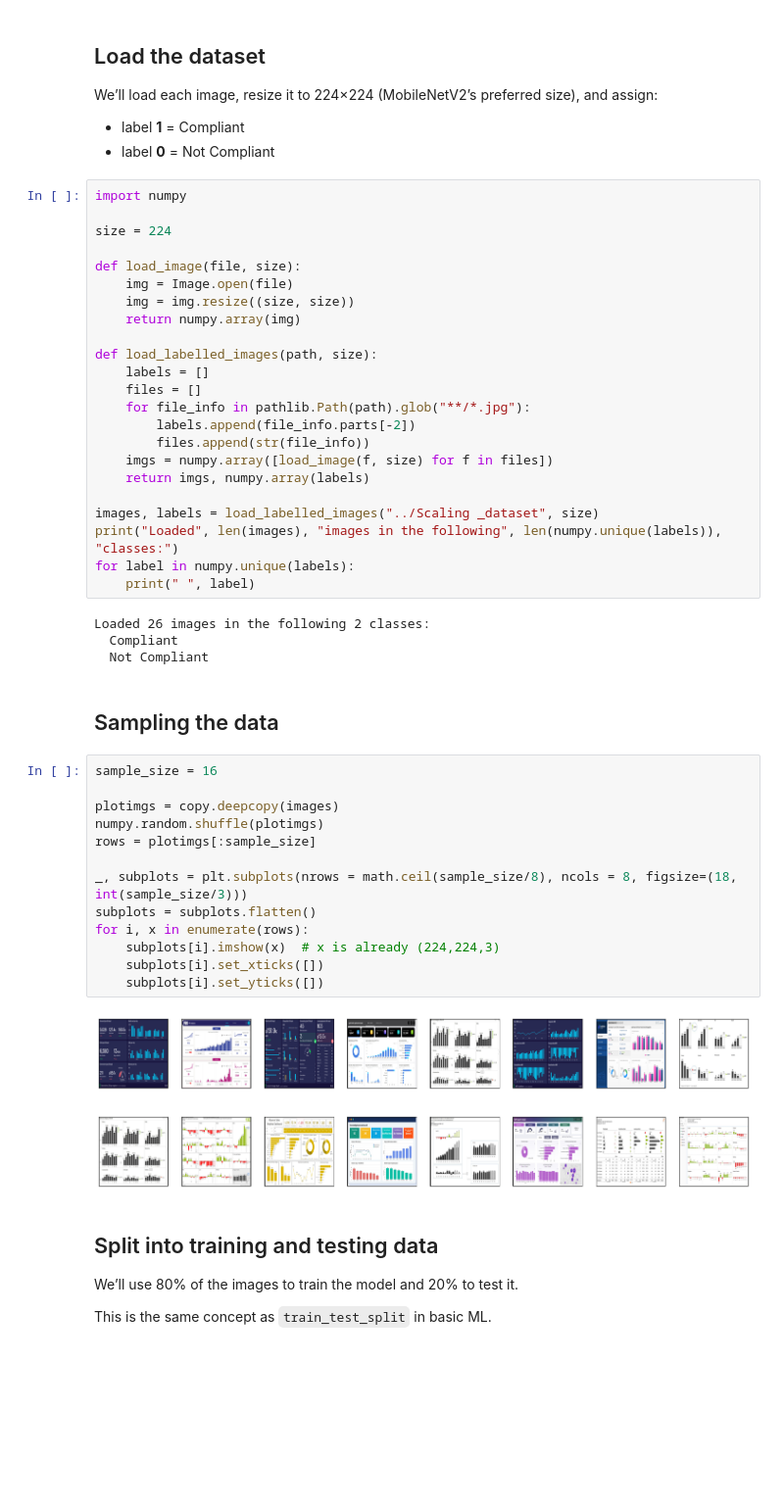
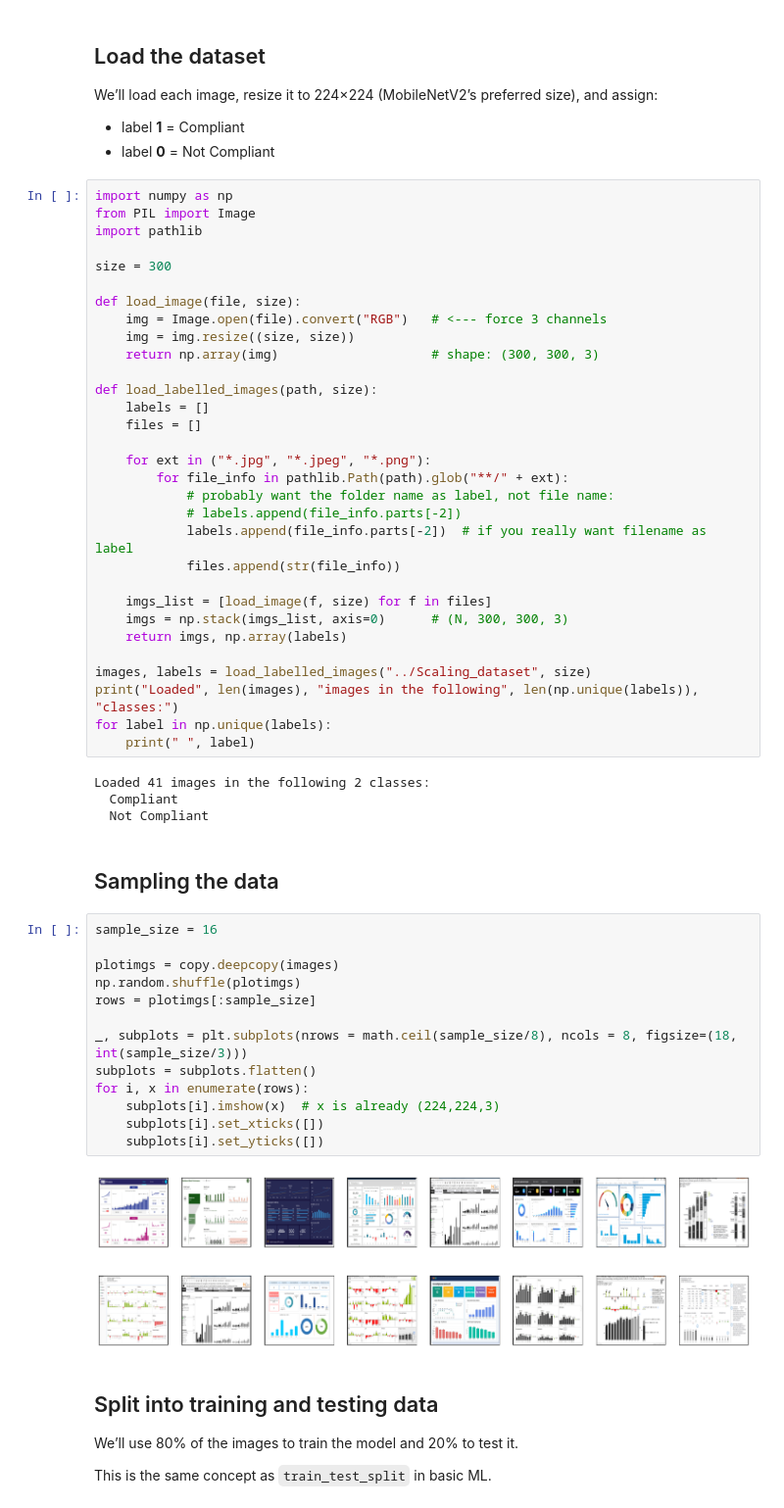
Before and after one commit to Suemy19710/IBCS, a Jupyter notebook: Notebook/3-Model-MobileNet.ipynb, the cells around one changed output. Shown at 98% size. Cells and saved outputs as stored; diff of their text form; blank space fills up the shorter version.

```diff
--- a/Notebook/3-Model-MobileNet.ipynb
+++ b/Notebook/3-Model-MobileNet.ipynb
@@ -35,30 +35,38 @@ and assign:
 - label **1** = Compliant
 - label **0** = Not Compliant
 # %%
-import numpy
+import numpy as np
+from PIL import Image
+import pathlib
 
-size = 224
+size = 300
 
 def load_image(file, size):
-    img = Image.open(file)
+    img = Image.open(file).convert("RGB")   # <--- force 3 channels
     img = img.resize((size, size))
-    return numpy.array(img)
+    return np.array(img)                    # shape: (300, 300, 3)
 
 def load_labelled_images(path, size):
     labels = []
     files = []
-    for file_info in pathlib.Path(path).glob("**/*.jpg"):
-        labels.append(file_info.parts[-2])
-        files.append(str(file_info))
-    imgs = numpy.array([load_image(f, size) for f in files])
-    return imgs, numpy.array(labels)
 
-images, labels = load_labelled_images("../Scaling _dataset", size)
-print("Loaded", len(images), "images in the following", len(numpy.unique(labels)), "classes:")
-for label in numpy.unique(labels):
+    for ext in ("*.jpg", "*.jpeg", "*.png"):
+        for file_info in pathlib.Path(path).glob("**/" + ext):
+            # probably want the folder name as label, not file name:
+            # labels.append(file_info.parts[-2])
+            labels.append(file_info.parts[-2])  # if you really want filename as label
+            files.append(str(file_info))
+
+    imgs_list = [load_image(f, size) for f in files]
+    imgs = np.stack(imgs_list, axis=0)      # (N, 300, 300, 3)
+    return imgs, np.array(labels)
+
+images, labels = load_labelled_images("../Scaling_dataset", size)
+print("Loaded", len(images), "images in the following", len(np.unique(labels)), "classes:")
+for label in np.unique(labels):
     print(" ", label)
 # %% [output]
-Loaded 26 images in the following 2 classes:
+Loaded 41 images in the following 2 classes:
   Compliant
   Not Compliant
 # %% [markdown]
@@ -66,18 +74,18 @@ Loaded 26 images in the following 2 classes:
 # %%
 sample_size = 16
 
 plotimgs = copy.deepcopy(images)
-numpy.random.shuffle(plotimgs)
+np.random.shuffle(plotimgs)
 rows = plotimgs[:sample_size]
 
 _, subplots = plt.subplots(nrows = math.ceil(sample_size/8), ncols = 8, figsize=(18, int(sample_size/3)))
 subplots = subplots.flatten()
 for i, x in enumerate(rows):
     subplots[i].imshow(x)  # x is already (224,224,3)
     subplots[i].set_xticks([])
     subplots[i].set_yticks([])
 # %% [output]
-[figure, old version]
+[figure, new version]
 # %% [markdown]
 ## Split into training and testing data
 
```
Also changed, not shown: parts of 5 cells of this notebook, 46 other files.
